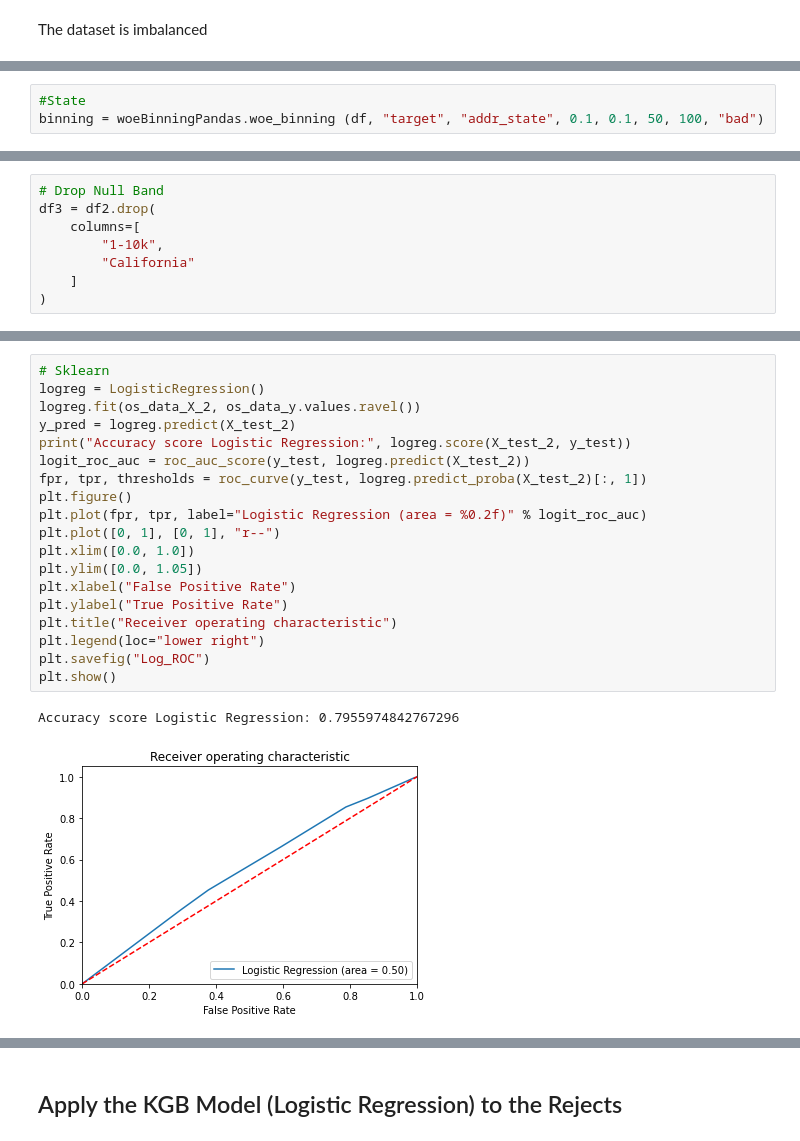
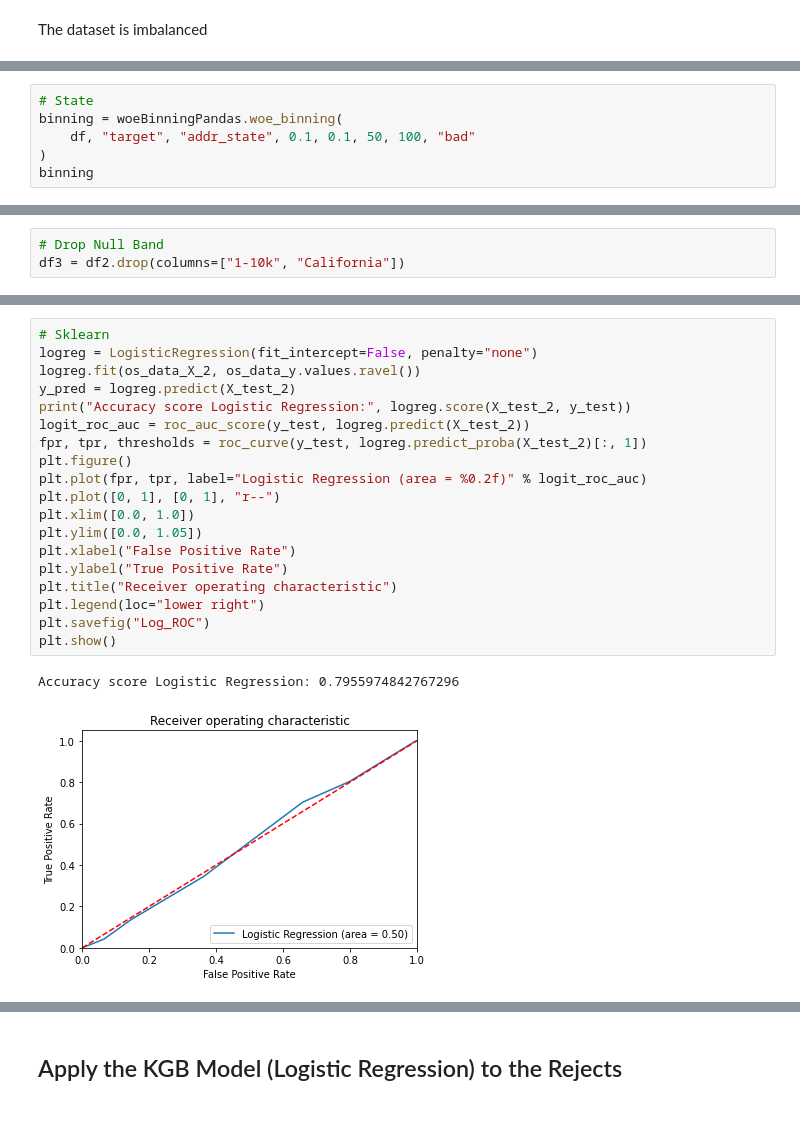
Before and after one commit to AnnaMariaAngelova/Reject_Inference, a Jupyter notebook: RI.ipynb, the cells around one changed output, grey strips where cells are left out. Drawn from its saved outputs; the diff is of its cells as text.

```diff
--- a/RI.ipynb
+++ b/RI.ipynb
@@ -82,3 +108,6 @@ df["loan_amnt2"] = df["loan_amnt"].apply(
 # %%
-#State
-binning = woeBinningPandas.woe_binning (df, "target", "addr_state", 0.1, 0.1, 50, 100, "bad")
+# State
+binning = woeBinningPandas.woe_binning(
+    df, "target", "addr_state", 0.1, 0.1, 50, 100, "bad"
+)
+binning
@@ -163,8 +207,3 @@ for i in modelling_variables:
 # %%
 # Drop Null Band
-df3 = df2.drop(
-    columns=[
-        "1-10k",
-        "California"
-    ]
-)
+df3 = df2.drop(columns=["1-10k", "California"])
@@ -225,22 +274,22 @@ Bad state   -0.5845    0.0457  -12.8036  0.0000  -0.6740  -0.4950
 # %%
 # Sklearn
-logreg = LogisticRegression()
+logreg = LogisticRegression(fit_intercept=False, penalty="none")
 logreg.fit(os_data_X_2, os_data_y.values.ravel())
 y_pred = logreg.predict(X_test_2)
 print("Accuracy score Logistic Regression:", logreg.score(X_test_2, y_test))
 logit_roc_auc = roc_auc_score(y_test, logreg.predict(X_test_2))
 fpr, tpr, thresholds = roc_curve(y_test, logreg.predict_proba(X_test_2)[:, 1])
 plt.figure()
 plt.plot(fpr, tpr, label="Logistic Regression (area = %0.2f)" % logit_roc_auc)
 plt.plot([0, 1], [0, 1], "r--")
 plt.xlim([0.0, 1.0])
 plt.ylim([0.0, 1.05])
 plt.xlabel("False Positive Rate")
 plt.ylabel("True Positive Rate")
 plt.title("Receiver operating characteristic")
 plt.legend(loc="lower right")
 plt.savefig("Log_ROC")
 plt.show()
 # %% [output]
 Accuracy score Logistic Regression: 0.7955974842767296
-[figure, old version]
+[figure, new version]
```
Also changed, not shown: parts of 92 cells of this notebook.
